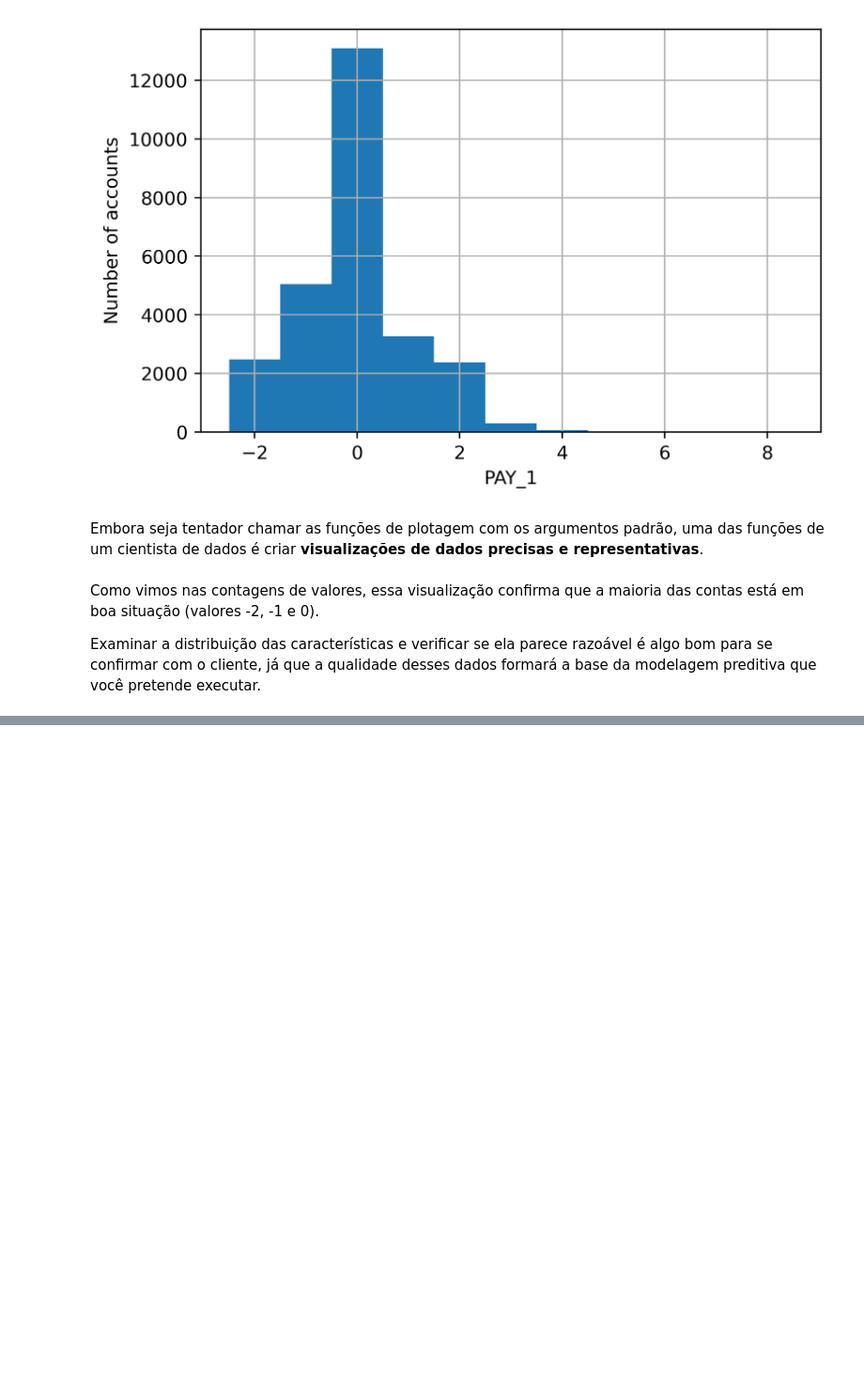
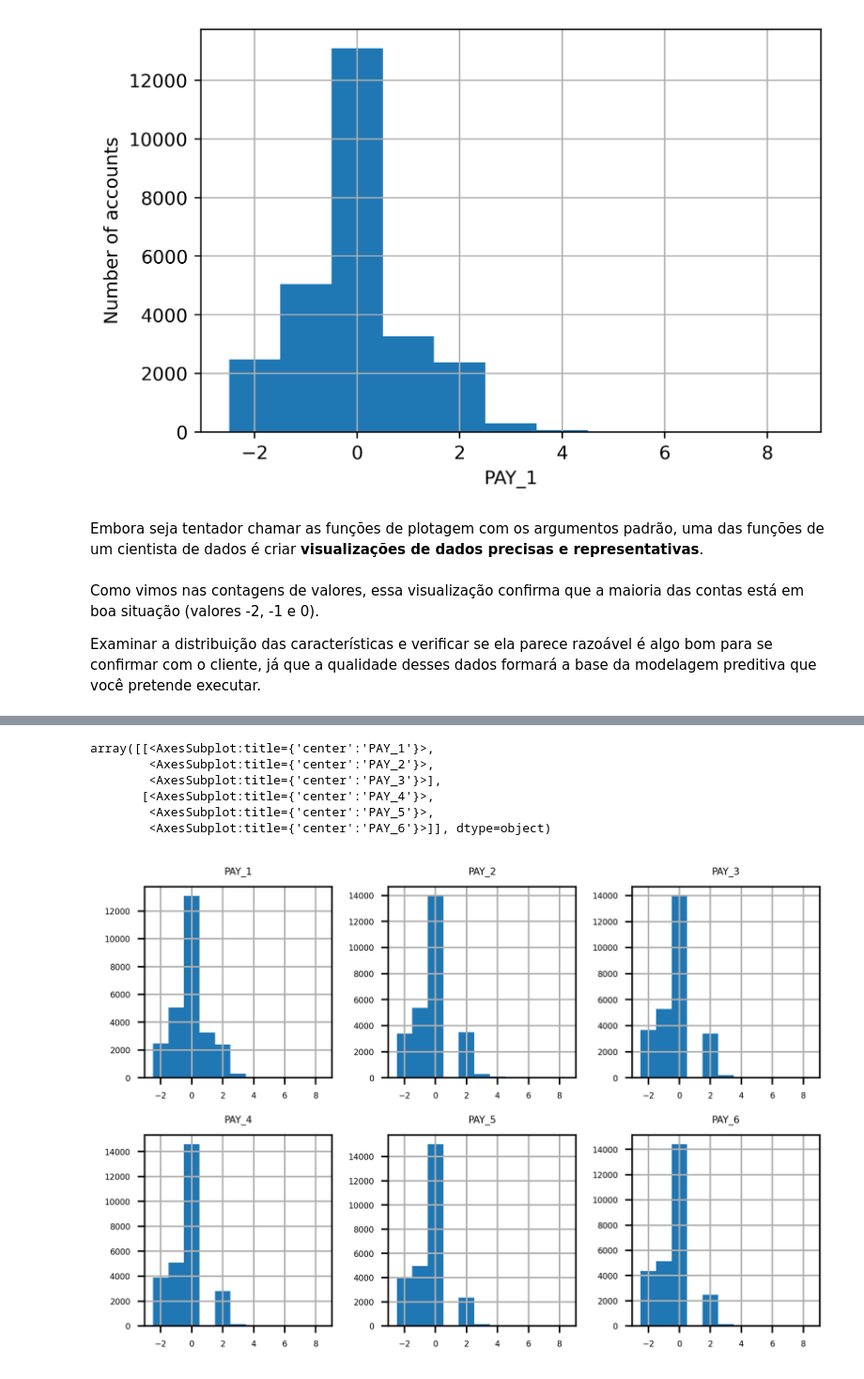
Before and after one commit to renatogcruz/pos_data_science_analytics, a Jupyter notebook: data_science/projetos_de_ciencias_de_dados_com_python/Cap_01/Cap. 01 - Exploração e limpeza de dados.ipynb, the cells around one changed output, grey strips where cells are left out. Shown: that part at 94% size. Cells and saved outputs as stored; diff of their text form; code cells hidden in the pictures; blank space fills up the shorter version.

```diff
--- a/data_science/projetos_de_ciencias_de_dados_com_python/Cap_01/Cap. 01 - Exploração e limpeza de dados.ipynb
+++ b/data_science/projetos_de_ciencias_de_dados_com_python/Cap_01/Cap. 01 - Exploração e limpeza de dados.ipynb
@@ -1048,0 +1055,13 @@ Examinar a distribuição das características e verificar se ela parece razoáv
+# %%
+# aqui está o código que fará o que foi descrito acima
+
+mpl.rcParams['font.size'] = 4
+df[pay_feats].hist(bins=pay_1_bins, layout=(2, 3))
+# %% [output]
+array([[<AxesSubplot:title={'center':'PAY_1'}>,
+        <AxesSubplot:title={'center':'PAY_2'}>,
+        <AxesSubplot:title={'center':'PAY_3'}>],
+       [<AxesSubplot:title={'center':'PAY_4'}>,
+        <AxesSubplot:title={'center':'PAY_5'}>,
+        <AxesSubplot:title={'center':'PAY_6'}>]], dtype=object)
+[figure, added]
```
Also changed, not shown: parts of 7 cells of this notebook.
